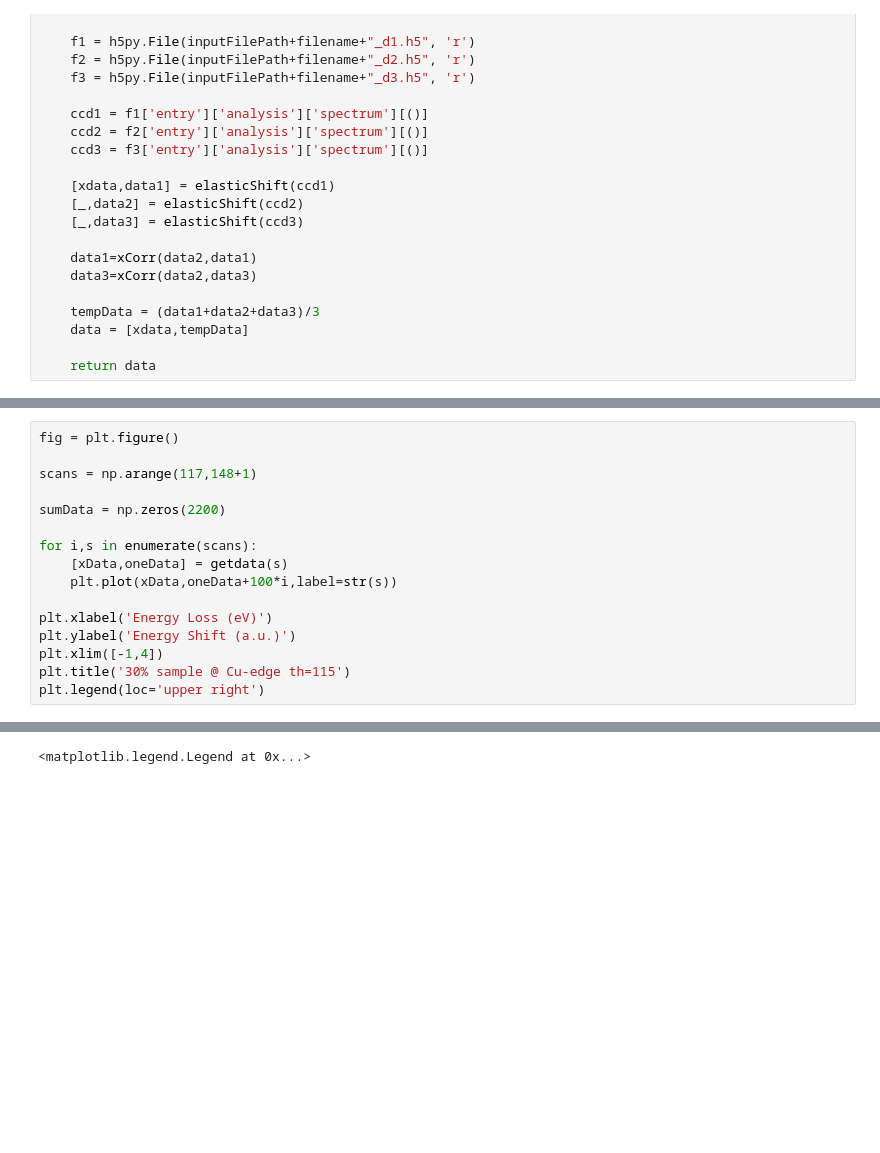
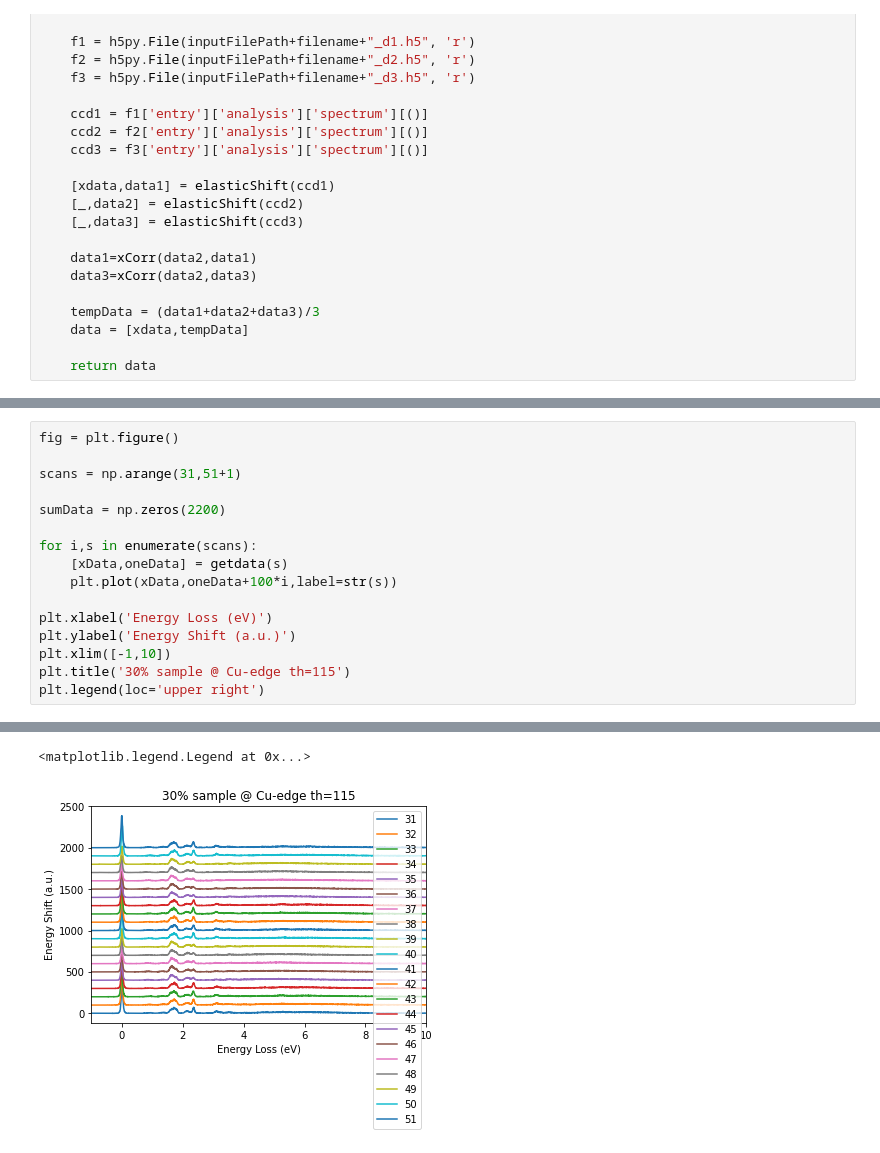
Before and after one commit to Coolphy/ADRESS_RIXS, a Jupyter notebook: plotRIXS.ipynb, the cells around one changed output, grey strips where cells are left out. Cells and saved outputs as stored; diff of their text form; blank space fills up the shorter version.

```diff
--- a/plotRIXS.ipynb
+++ b/plotRIXS.ipynb
@@ -106,7 +104,7 @@ plt.legend()
 # %%
 fig = plt.figure()
 
-scans = np.arange(117,148+1)
+scans = np.arange(31,51+1)
 
 sumData = np.zeros(2200)
 
@@ -116,7 +114,7 @@ for i,s in enumerate(scans):
 
 plt.xlabel('Energy Loss (eV)')
 plt.ylabel('Energy Shift (a.u.)')
-plt.xlim([-1,4])
+plt.xlim([-1,10])
 plt.title('30% sample @ Cu-edge th=115')
 plt.legend(loc='upper right')
 # %% [output]
@@ -125,4 +121,5 @@ plt.legend(loc='upper right')
 <matplotlib.legend.Legend at 0x...>
+[figure, added]
 # %%
 fig = plt.figure()
 
```
Also changed, not shown: parts of 4 cells of this notebook.
